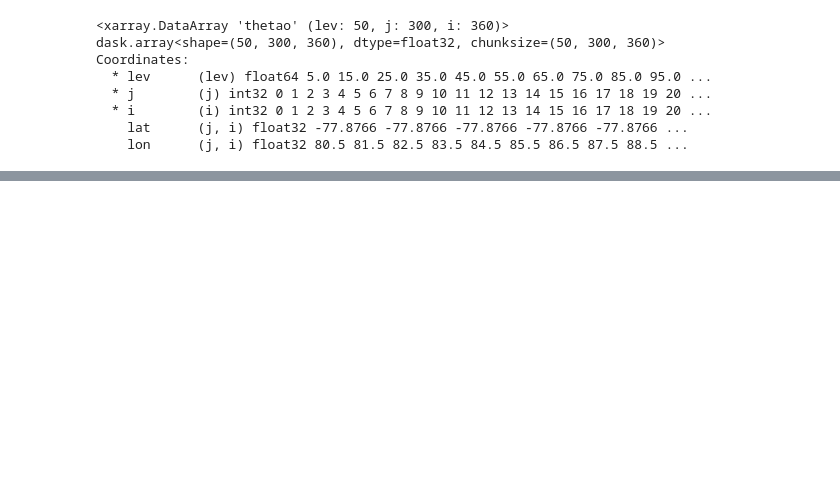
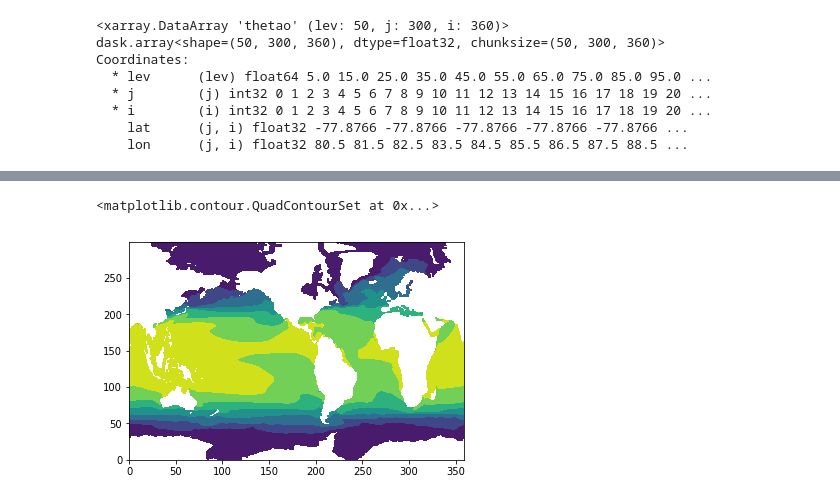
Before and after one commit to ERDuran/CMIP5, a Jupyter notebook: r01_cmip5_arccssive.ipynb, the cells around one changed output, grey strips where cells are left out. Saved outputs shown, nothing was run; the diff lists cells and outputs as text; code cells hidden in the pictures; blank space fills up the shorter version.

```diff
--- a/r01_cmip5_arccssive.ipynb
+++ b/r01_cmip5_arccssive.ipynb
@@ -6,0 +12,13 @@ import os
+# %%
+from ARCCSSive import CMIP5
+db = CMIP5.connect()
+outputs = db.outputs(variable='thetao',experiment='historical',mip='Omon',ensemble='r1i1p1')
+
+model = []
+filenames = []
+for m in outputs:
+    model.append(m.model)
+    filenames.append(m.filenames())
+
+print(len(model))
+print(sorted(model))
@@ -6,0 +28,10 @@ import os
+# %%
+for f_id, f in enumerate(model[0:1]):
+    drstree_path = outputs[f_id].drstree_path()
+    print(drstree_path)
+
+    filenames = sorted(results[0].filenames())
+    files = sorted(results[0].filenames())
+
+
+#     open_mfdataset = xr.open_mfdataset([os.path.join(dirpath,f) for f in files])
@@ -76,3 +109,7 @@ Attributes:
     cell_methods:      time: mean
     cell_measures:     area: areacello volume: volcello
     associated_files:  baseURL: http://cmip-pcmdi.llnl.gov/CMIP5/dataLocation...
+# %%
+x = ds.i
+y = ds.j
+x
@@ -96,0 +142,5 @@ thetao_mean[0,].plot()
+# %%
+plt.contourf(x,y,thetao_mean[0,:,:])
+# %% [output]
+<matplotlib.contour.QuadContourSet at 0x...>
+[figure, added]
```
Also changed, not shown: parts of 9 cells of this notebook, 4 other files.
